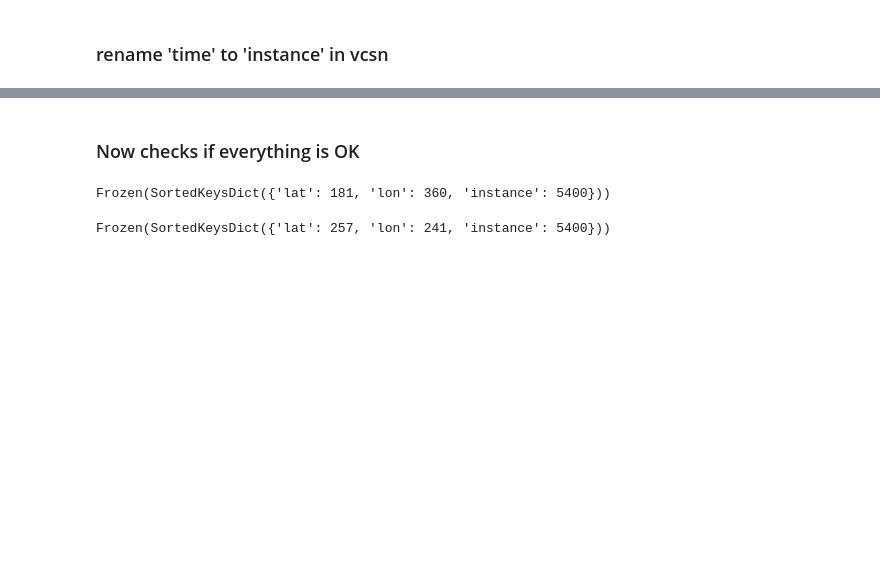
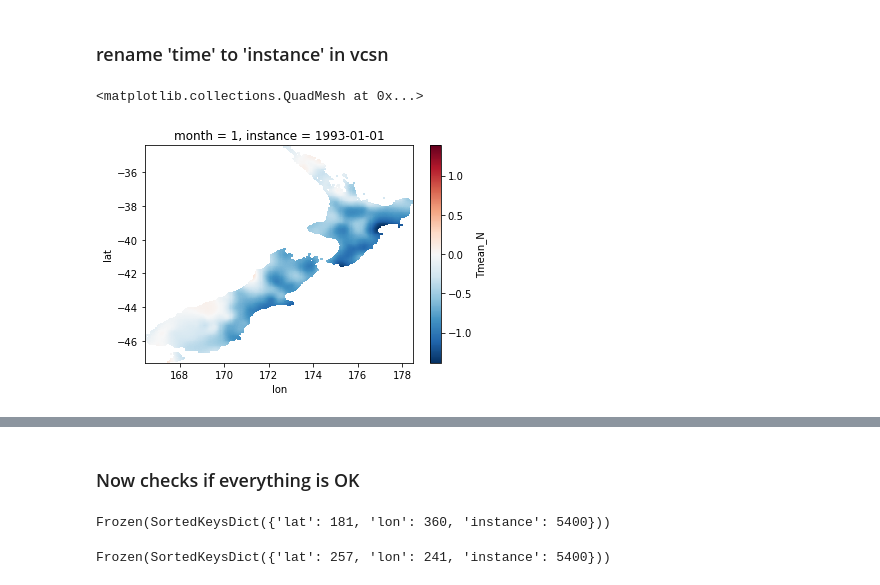
Before and after one commit to nicolasfauchereau/DL4SEAS, a Jupyter notebook: CNN/notebooks/Build_supervised_model.ipynb, the cells around one changed output, grey strips where cells are left out. Saved outputs shown, nothing was run; the diff lists cells and outputs as text; code cells hidden in the pictures; blank space fills up the shorter version.

```diff
--- a/CNN/notebooks/Build_supervised_model.ipynb
+++ b/CNN/notebooks/Build_supervised_model.ipynb
@@ -207,3 +187,8 @@ vcsn_test = vcsn.sel(time=rdatetimes_test)
 ### rename 'time' to 'instance' in vcsn
 # %%
 vcsn_train, vcsn_val, vcsn_test = map(lambda x: x.rename({'time':'instance'}), [vcsn_train, vcsn_val, vcsn_test])
+# %%
+vcsn_train.isel(instance=0)['Tmean_N'].plot()
+# %% [output]
+<matplotlib.collections.QuadMesh at 0x...>
+[figure, added]
```
Also changed, not shown: parts of 54 cells of this notebook.
